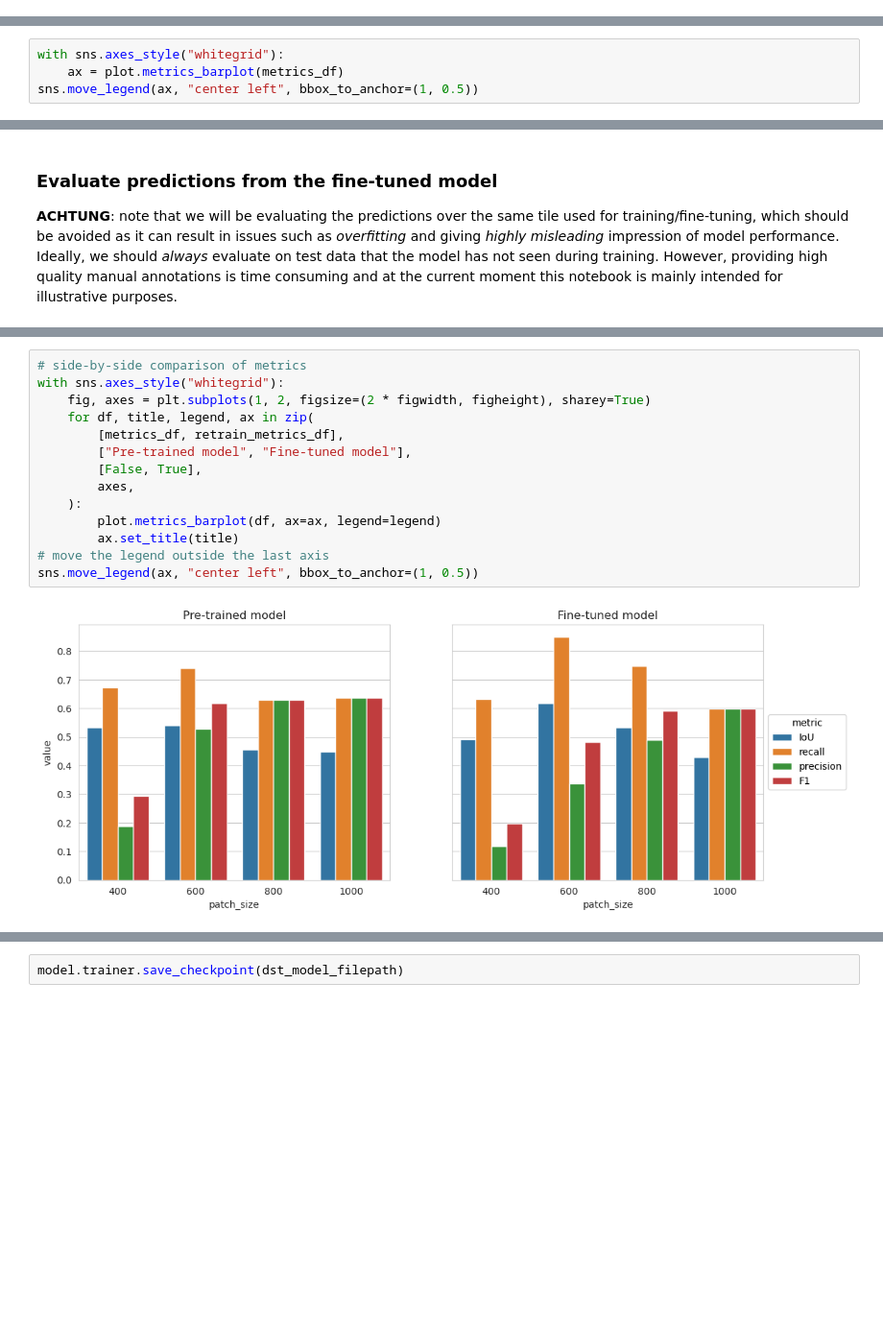
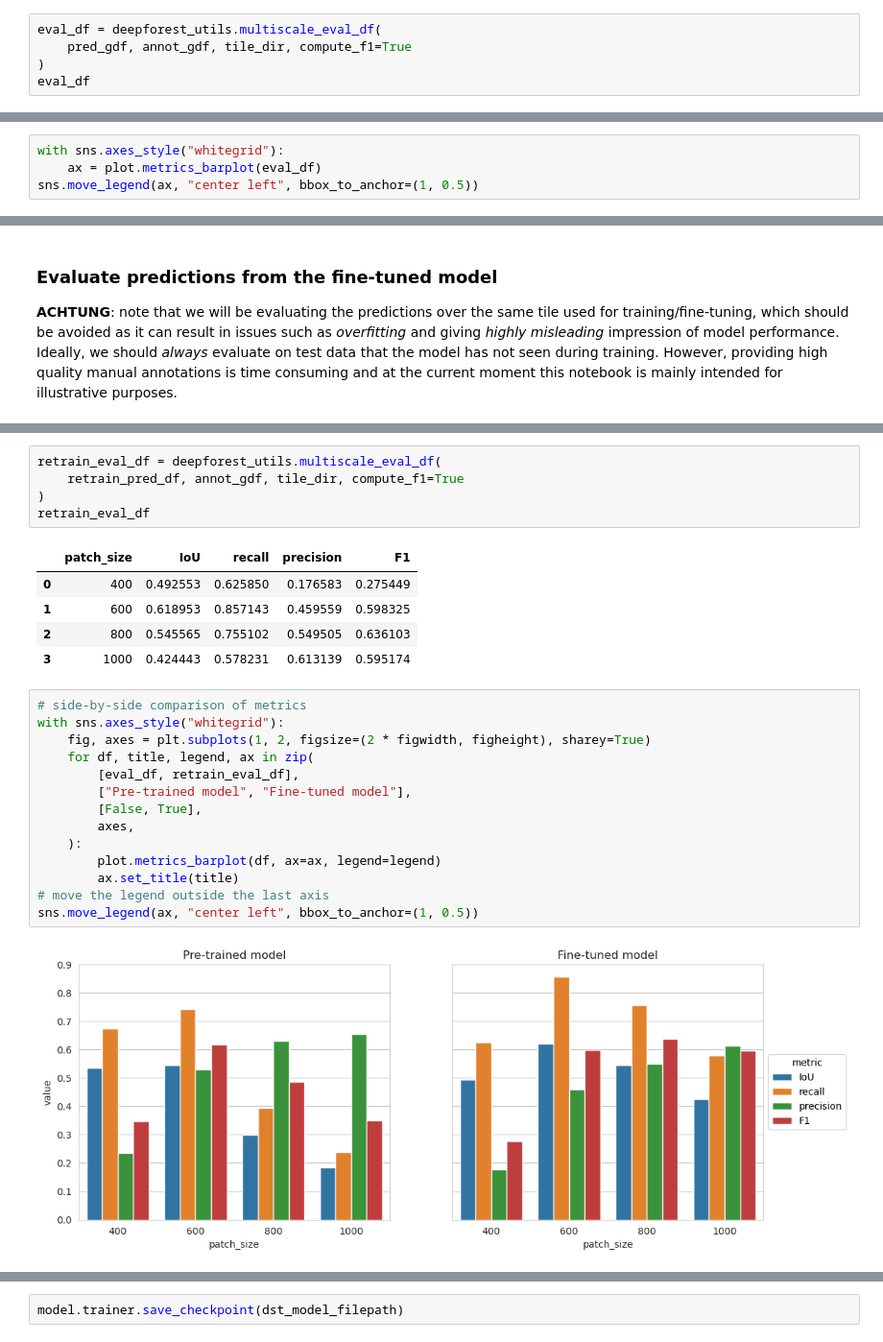
Before and after one commit to martibosch/swiss-urban-trees, a Jupyter notebook: notebooks/train-crown.ipynb, the cells around one changed output, grey strips where cells are left out. Shown at 96% size. Drawn from its saved outputs; the diff is of its cells as text; blank space fills up the shorter version.

```diff
--- a/notebooks/train-crown.ipynb
+++ b/notebooks/train-crown.ipynb
@@ -135,0 +125,5 @@ FutureWarning: The behavior of DataFrame concatenation with empty or all-NA entr
+# %%
+eval_df = deepforest_utils.multiscale_eval_df(
+    pred_gdf, annot_gdf, tile_dir, compute_f1=True
+)
+eval_df
@@ -138,5 +138,5 @@ The model shows the best precision and F1 with a patch size of 1000 px, however
 # %%
 with sns.axes_style("whitegrid"):
-    ax = plot.metrics_barplot(metrics_df)
+    ax = plot.metrics_barplot(eval_df)
 sns.move_legend(ax, "center left", bbox_to_anchor=(1, 0.5))
 # %% [output]
@@ -205,17 +212,28 @@ FutureWarning: The behavior of DataFrame concatenation with empty or all-NA entr
+# %%
+retrain_eval_df = deepforest_utils.multiscale_eval_df(
+    retrain_pred_df, annot_gdf, tile_dir, compute_f1=True
+)
+retrain_eval_df
+# %% [output]
+|  | patch_size | IoU | recall | precision | F1 |
+| 0 | 400 | 0.492553 | 0.625850 | 0.176583 | 0.275449 |
+| 1 | 600 | 0.618953 | 0.857143 | 0.459559 | 0.598325 |
+| 2 | 800 | 0.545565 | 0.755102 | 0.549505 | 0.636103 |
+| 3 | 1000 | 0.424443 | 0.578231 | 0.613139 | 0.595174 |
 # %%
 # side-by-side comparison of metrics
 with sns.axes_style("whitegrid"):
     fig, axes = plt.subplots(1, 2, figsize=(2 * figwidth, figheight), sharey=True)
     for df, title, legend, ax in zip(
-        [metrics_df, retrain_metrics_df],
+        [eval_df, retrain_eval_df],
         ["Pre-trained model", "Fine-tuned model"],
         [False, True],
         axes,
     ):
         plot.metrics_barplot(df, ax=ax, legend=legend)
         ax.set_title(title)
 # move the legend outside the last axis
 sns.move_legend(ax, "center left", bbox_to_anchor=(1, 0.5))
 # %% [output]
-[figure, old version]
+[figure, new version]
 # %% [markdown]
```
Also changed, not shown: parts of 8 cells of this notebook, 2 other files.
